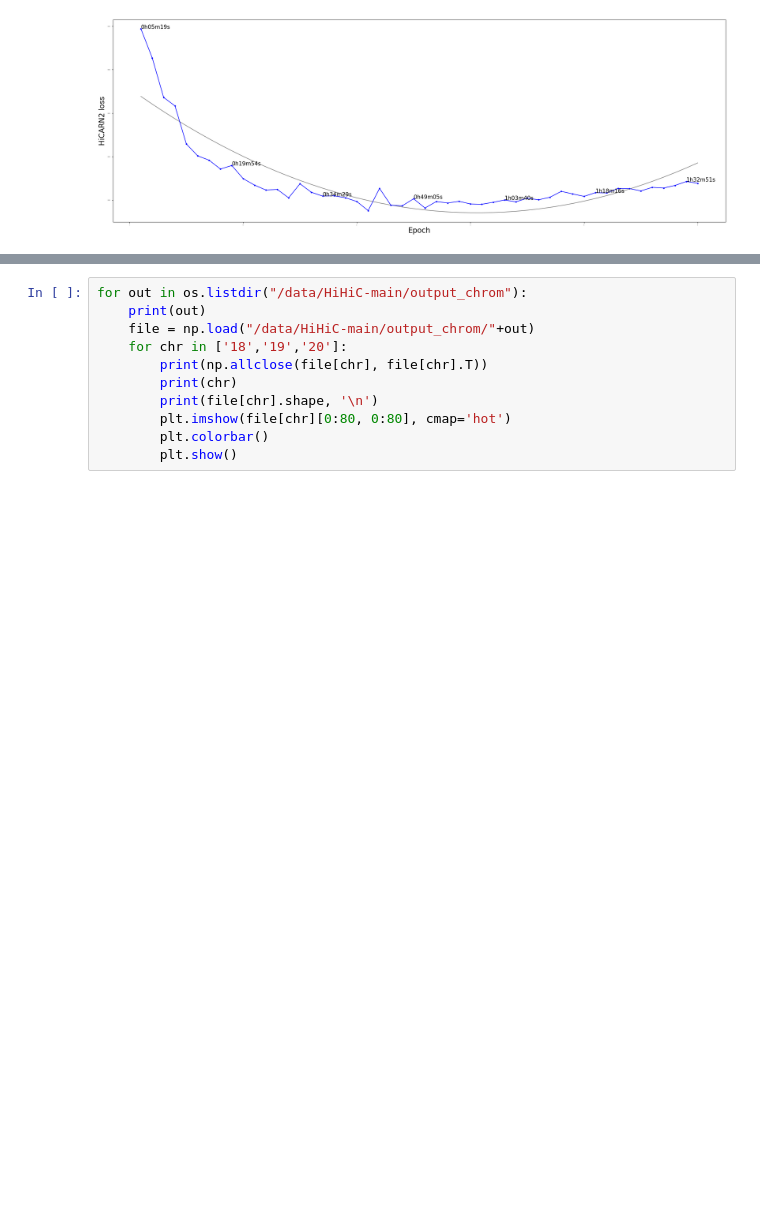
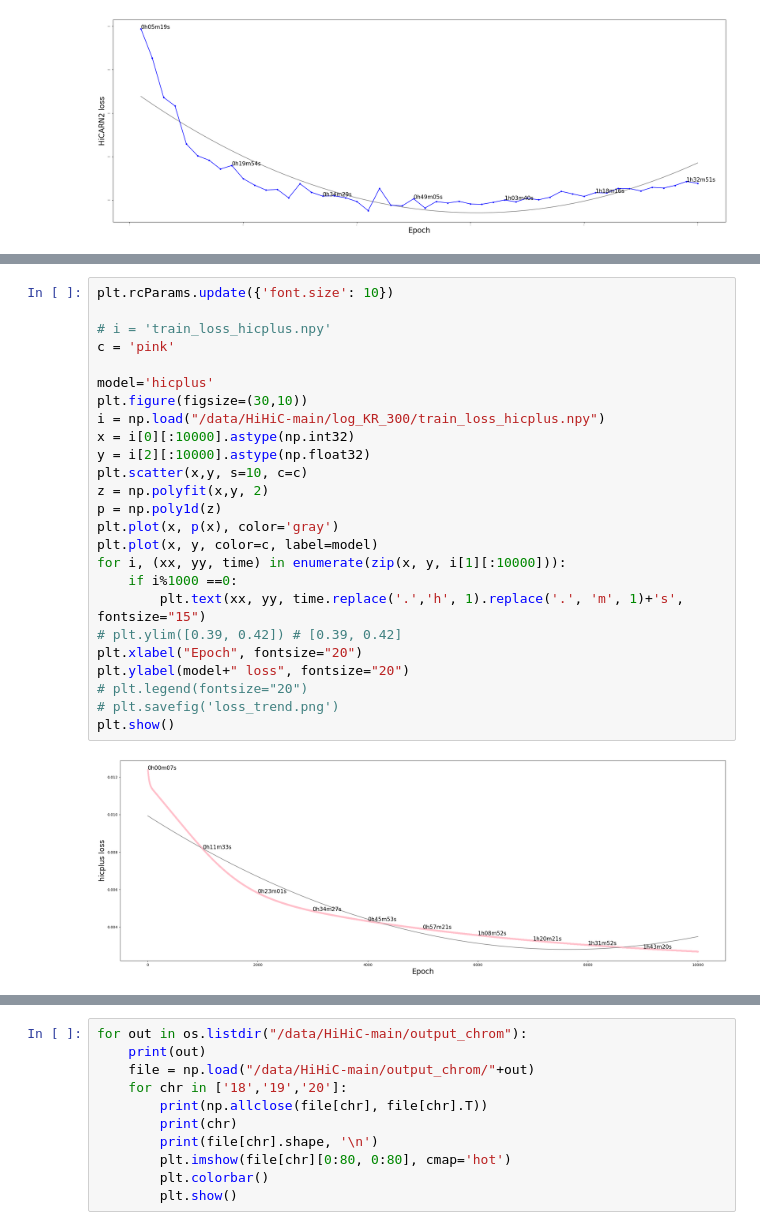
Before and after one commit to jkrLab/HiHiC, a Jupyter notebook: train.ipynb, the cells around one changed output, grey strips where cells are left out. Cells and saved outputs as stored; diff of their text form; blank space fills up the shorter version.

```diff
--- a/train.ipynb
+++ b/train.ipynb
@@ -157,0 +170,27 @@ for i, c in zip(os.listdir("/data/HiHiC-main/log_KR_300/"),
+# %%
+plt.rcParams.update({'font.size': 10})
+
+# i = 'train_loss_hicplus.npy'
+c = 'pink'
+
+model='hicplus'
+plt.figure(figsize=(30,10))
+i = np.load("/data/HiHiC-main/log_KR_300/train_loss_hicplus.npy")
+x = i[0][:10000].astype(np.int32)
+y = i[2][:10000].astype(np.float32)
+plt.scatter(x,y, s=10, c=c)
+z = np.polyfit(x,y, 2)
+p = np.poly1d(z)
+plt.plot(x, p(x), color='gray')
+plt.plot(x, y, color=c, label=model)
+for i, (xx, yy, time) in enumerate(zip(x, y, i[1][:10000])):
+    if i%1000 ==0:
+        plt.text(xx, yy, time.replace('.','h', 1).replace('.', 'm', 1)+'s', fontsize="15")
+# plt.ylim([0.39, 0.42]) # [0.39, 0.42]
+plt.xlabel("Epoch", fontsize="20")
+plt.ylabel(model+" loss", fontsize="20")
+# plt.legend(fontsize="20")
+# plt.savefig('loss_trend.png')
+plt.show()
+# %% [output]
+[figure, added]
```
Also changed, not shown: parts of 17 cells of this notebook, 8 other files.
